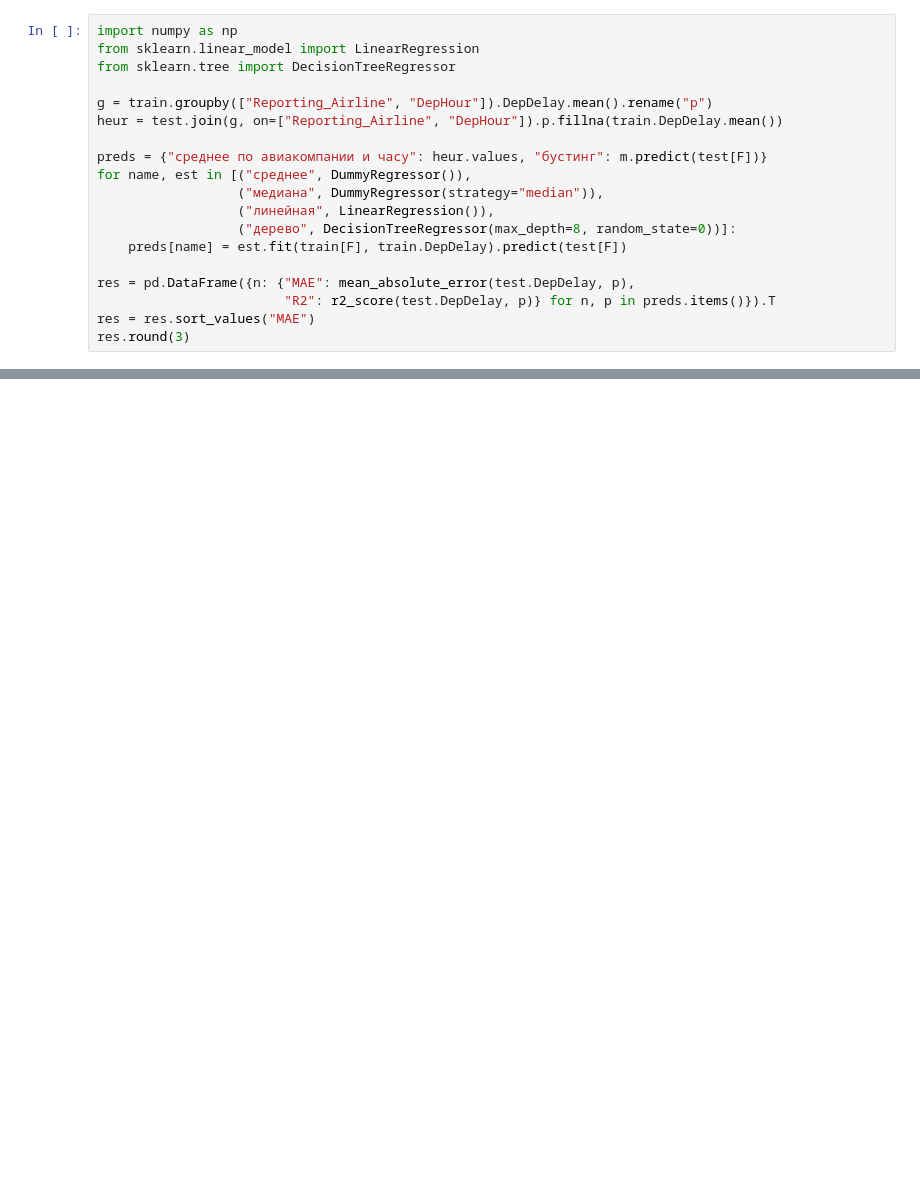
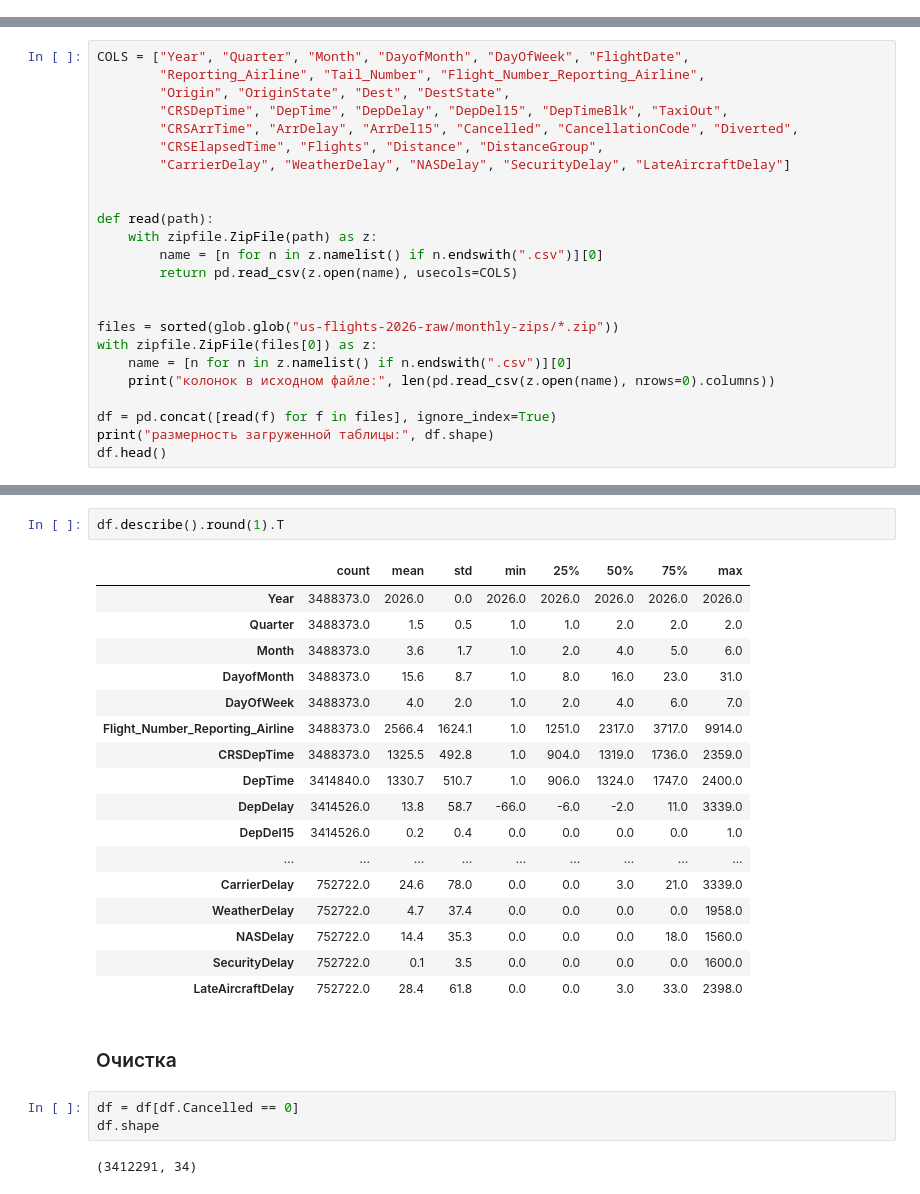
Before and after one commit to Tsezzar/Machine_Learning_Lessons, a Jupyter notebook: дз1-3.ipynb, the cells around one changed output, grey strips where cells are left out. Saved outputs shown, nothing was run; the diff lists cells and outputs as text; blank space fills up the shorter version.

Commit message:
Тетрадка по требованиям задания: постановка DepDel15, аудит, очистка, EDA на seaborn, экспорт CSV; блок моделей убран

```diff
--- a/дз1-3.ipynb
+++ b/дз1-3.ipynb
@@ -128,19 +0,0 @@ baseline  MAE  27.5 мин   R2 -0.005
-# %%
-import numpy as np
-from sklearn.linear_model import LinearRegression
-from sklearn.tree import DecisionTreeRegressor
-
-g = train.groupby(["Reporting_Airline", "DepHour"]).DepDelay.mean().rename("p")
-heur = test.join(g, on=["Reporting_Airline", "DepHour"]).p.fillna(train.DepDelay.mean())
-
-preds = {"среднее по авиакомпании и часу": heur.values, "бустинг": m.predict(test[F])}
-for name, est in [("среднее", DummyRegressor()),
-                  ("медиана", DummyRegressor(strategy="median")),
-                  ("линейная", LinearRegression()),
-                  ("дерево", DecisionTreeRegressor(max_depth=8, random_state=0))]:
-    preds[name] = est.fit(train[F], train.DepDelay).predict(test[F])
-
-res = pd.DataFrame({n: {"MAE": mean_absolute_error(test.DepDelay, p),
-                        "R2": r2_score(test.DepDelay, p)} for n, p in preds.items()}).T
-res = res.sort_values("MAE")
-res.round(3)
@@ -180,0 +40,24 @@ plt.show()
+# %%
+COLS = ["Year", "Quarter", "Month", "DayofMonth", "DayOfWeek", "FlightDate",
+        "Reporting_Airline", "Tail_Number", "Flight_Number_Reporting_Airline",
+        "Origin", "OriginState", "Dest", "DestState",
+        "CRSDepTime", "DepTime", "DepDelay", "DepDel15", "DepTimeBlk", "TaxiOut",
+        "CRSArrTime", "ArrDelay", "ArrDel15", "Cancelled", "CancellationCode", "Diverted",
+        "CRSElapsedTime", "Flights", "Distance", "DistanceGroup",
+        "CarrierDelay", "WeatherDelay", "NASDelay", "SecurityDelay", "LateAircraftDelay"]
+
+
+def read(path):
+    with zipfile.ZipFile(path) as z:
+        name = [n for n in z.namelist() if n.endswith(".csv")][0]
+        return pd.read_csv(z.open(name), usecols=COLS)
+
+
+files = sorted(glob.glob("us-flights-2026-raw/monthly-zips/*.zip"))
+with zipfile.ZipFile(files[0]) as z:
+    name = [n for n in z.namelist() if n.endswith(".csv")][0]
+    print("колонок в исходном файле:", len(pd.read_csv(z.open(name), nrows=0).columns))
+
+df = pd.concat([read(f) for f in files], ignore_index=True)
+print("размерность загруженной таблицы:", df.shape)
+df.head()
@@ -180,0 +145,27 @@ plt.show()
+# %%
+df.describe().round(1).T
+# %% [output]
+|  | count | mean | std | min | 25% | 50% | 75% | max |
+| Year | 3488373.0 | 2026.0 | 0.0 | 2026.0 | 2026.0 | 2026.0 | 2026.0 | 2026.0 |
+| Quarter | 3488373.0 | 1.5 | 0.5 | 1.0 | 1.0 | 2.0 | 2.0 | 2.0 |
+| Month | 3488373.0 | 3.6 | 1.7 | 1.0 | 2.0 | 4.0 | 5.0 | 6.0 |
+| DayofMonth | 3488373.0 | 15.6 | 8.7 | 1.0 | 8.0 | 16.0 | 23.0 | 31.0 |
+| DayOfWeek | 3488373.0 | 4.0 | 2.0 | 1.0 | 2.0 | 4.0 | 6.0 | 7.0 |
+| Flight_Number_Reporting_Airline | 3488373.0 | 2566.4 | 1624.1 | 1.0 | 1251.0 | 2317.0 | 3717.0 | 9914.0 |
+| CRSDepTime | 3488373.0 | 1325.5 | 492.8 | 1.0 | 904.0 | 1319.0 | 1736.0 | 2359.0 |
+| DepTime | 3414840.0 | 1330.7 | 510.7 | 1.0 | 906.0 | 1324.0 | 1747.0 | 2400.0 |
+| DepDelay | 3414526.0 | 13.8 | 58.7 | -66.0 | -6.0 | -2.0 | 11.0 | 3339.0 |
+| DepDel15 | 3414526.0 | 0.2 | 0.4 | 0.0 | 0.0 | 0.0 | 0.0 | 1.0 |
+| ... | ... | ... | ... | ... | ... | ... | ... | ... |
+| CarrierDelay | 752722.0 | 24.6 | 78.0 | 0.0 | 0.0 | 3.0 | 21.0 | 3339.0 |
+| WeatherDelay | 752722.0 | 4.7 | 37.4 | 0.0 | 0.0 | 0.0 | 0.0 | 1958.0 |
+| NASDelay | 752722.0 | 14.4 | 35.3 | 0.0 | 0.0 | 0.0 | 18.0 | 1560.0 |
+| SecurityDelay | 752722.0 | 0.1 | 3.5 | 0.0 | 0.0 | 0.0 | 0.0 | 1600.0 |
+| LateAircraftDelay | 752722.0 | 28.4 | 61.8 | 0.0 | 0.0 | 3.0 | 33.0 | 2398.0 |
+# %% [markdown]
+### Очистка
+# %%
+df = df[df.Cancelled == 0]
+df.shape
+# %% [output]
+(3412291, 34)
```
Also changed, not shown: parts of 40 cells of this notebook, 1 other file.
